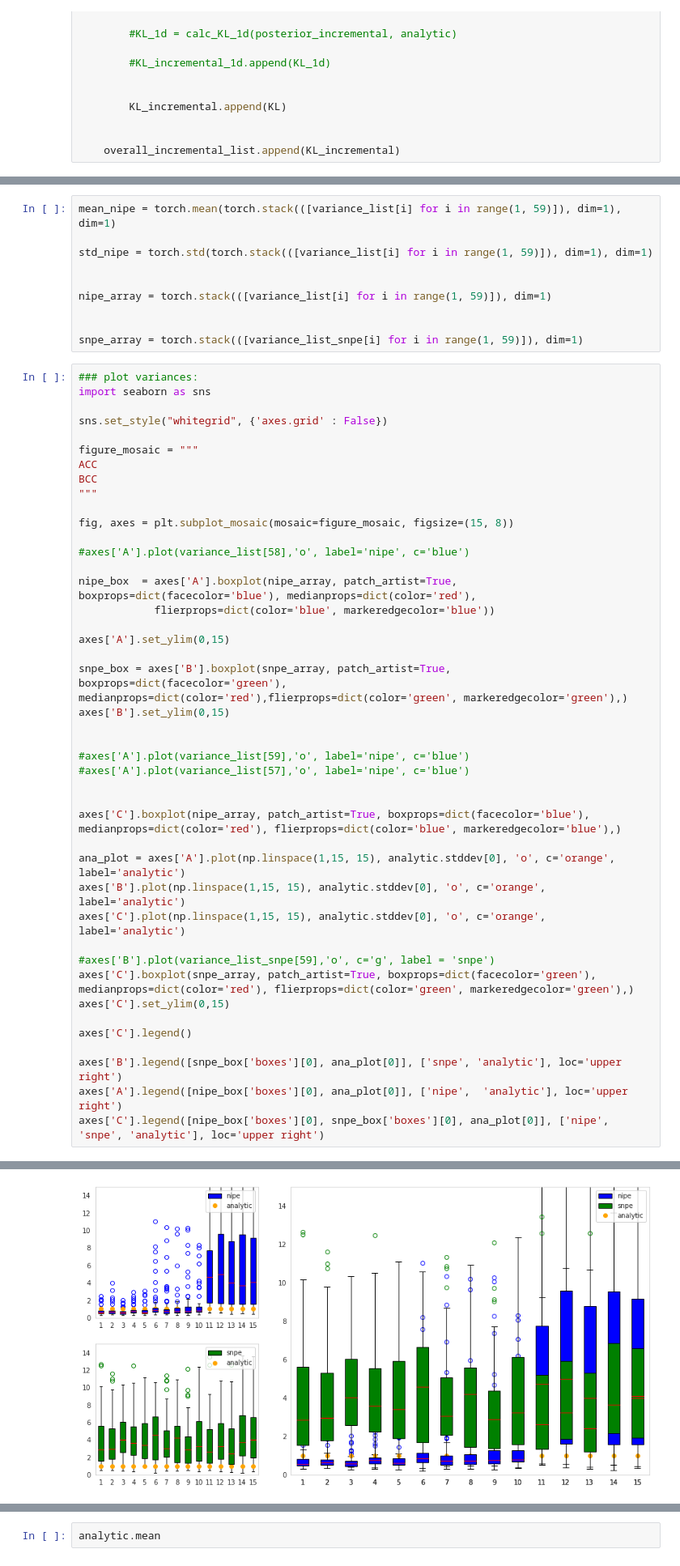
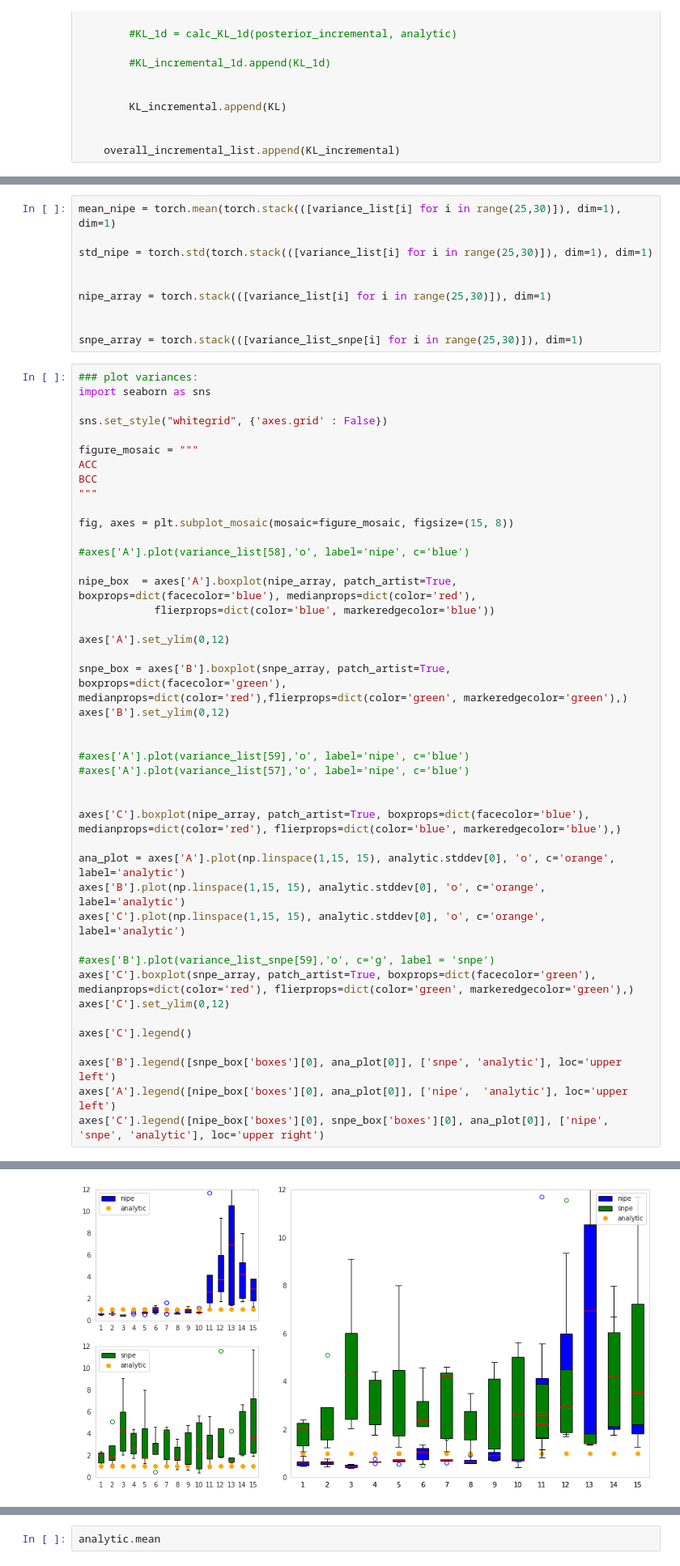
Before and after one commit to andererka/SBI_for_EEG, a Jupyter notebook: notebooks/checking_sbc_toy_example.ipynb, the cells around one changed output, grey strips where cells are left out. Shown at 81% size. Drawn from its saved outputs; the diff is of its cells as text.

```diff
--- a/notebooks/checking_sbc_toy_example.ipynb
+++ b/notebooks/checking_sbc_toy_example.ipynb
@@ -398,13 +395,13 @@ tensor([[1., 1., 1., 1., 1., 1., 1., 1., 1., 1., 1., 1., 1., 1., 1.]])
 # %%
-mean_nipe = torch.mean(torch.stack(([variance_list[i] for i in range(1, 59)]), dim=1), dim=1)
+mean_nipe = torch.mean(torch.stack(([variance_list[i] for i in range(25,30)]), dim=1), dim=1)
 
-std_nipe = torch.std(torch.stack(([variance_list[i] for i in range(1, 59)]), dim=1), dim=1)
+std_nipe = torch.std(torch.stack(([variance_list[i] for i in range(25,30)]), dim=1), dim=1)
 
 
-nipe_array = torch.stack(([variance_list[i] for i in range(1, 59)]), dim=1)
+nipe_array = torch.stack(([variance_list[i] for i in range(25,30)]), dim=1)
 
 
-snpe_array = torch.stack(([variance_list_snpe[i] for i in range(1, 59)]), dim=1)
+snpe_array = torch.stack(([variance_list_snpe[i] for i in range(25,30)]), dim=1)
 # %%
 ### plot variances:
 import seaborn as sns
@@ -418,37 +415,37 @@ BCC
 
 fig, axes = plt.subplot_mosaic(mosaic=figure_mosaic, figsize=(15, 8))
 
 #axes['A'].plot(variance_list[58],'o', label='nipe', c='blue')
 
 nipe_box  = axes['A'].boxplot(nipe_array, patch_artist=True, boxprops=dict(facecolor='blue'), medianprops=dict(color='red'),
             flierprops=dict(color='blue', markeredgecolor='blue'))
 
-axes['A'].set_ylim(0,15)
+axes['A'].set_ylim(0,12)
 
 snpe_box = axes['B'].boxplot(snpe_array, patch_artist=True, boxprops=dict(facecolor='green'), medianprops=dict(color='red'),flierprops=dict(color='green', markeredgecolor='green'),)
-axes['B'].set_ylim(0,15)
+axes['B'].set_ylim(0,12)
 
 
 #axes['A'].plot(variance_list[59],'o', label='nipe', c='blue')
 #axes['A'].plot(variance_list[57],'o', label='nipe', c='blue')
 
 
 axes['C'].boxplot(nipe_array, patch_artist=True, boxprops=dict(facecolor='blue'), medianprops=dict(color='red'), flierprops=dict(color='blue', markeredgecolor='blue'),)
 
 ana_plot = axes['A'].plot(np.linspace(1,15, 15), analytic.stddev[0], 'o', c='orange', label='analytic')
 axes['B'].plot(np.linspace(1,15, 15), analytic.stddev[0], 'o', c='orange', label='analytic')
 axes['C'].plot(np.linspace(1,15, 15), analytic.stddev[0], 'o', c='orange', label='analytic')
 
 #axes['B'].plot(variance_list_snpe[59],'o', c='g', label = 'snpe')
 axes['C'].boxplot(snpe_array, patch_artist=True, boxprops=dict(facecolor='green'), medianprops=dict(color='red'), flierprops=dict(color='green', markeredgecolor='green'),)
-axes['C'].set_ylim(0,15)
+axes['C'].set_ylim(0,12)
 
 axes['C'].legend()
 
-axes['B'].legend([snpe_box['boxes'][0], ana_plot[0]], ['snpe', 'analytic'], loc='upper right')
-axes['A'].legend([nipe_box['boxes'][0], ana_plot[0]], ['nipe',  'analytic'], loc='upper right')
+axes['B'].legend([snpe_box['boxes'][0], ana_plot[0]], ['snpe', 'analytic'], loc='upper left')
+axes['A'].legend([nipe_box['boxes'][0], ana_plot[0]], ['nipe',  'analytic'], loc='upper left')
 axes['C'].legend([nipe_box['boxes'][0], snpe_box['boxes'][0], ana_plot[0]], ['nipe', 'snpe', 'analytic'], loc='upper right')
 # %% [output]
 <matplotlib.legend.Legend at 0x...>
-[figure, old version]
+[figure, new version]
 # %%
```
Also changed, not shown: parts of 6 cells of this notebook, 3 other files.
